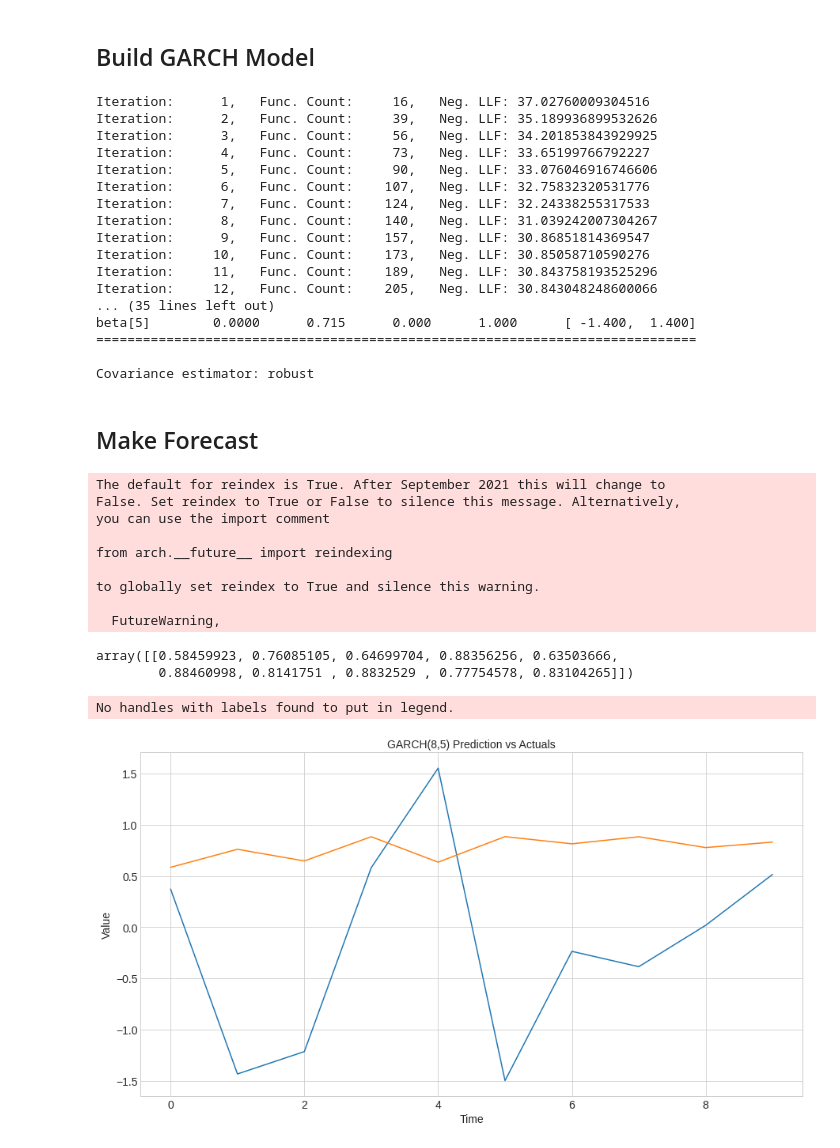
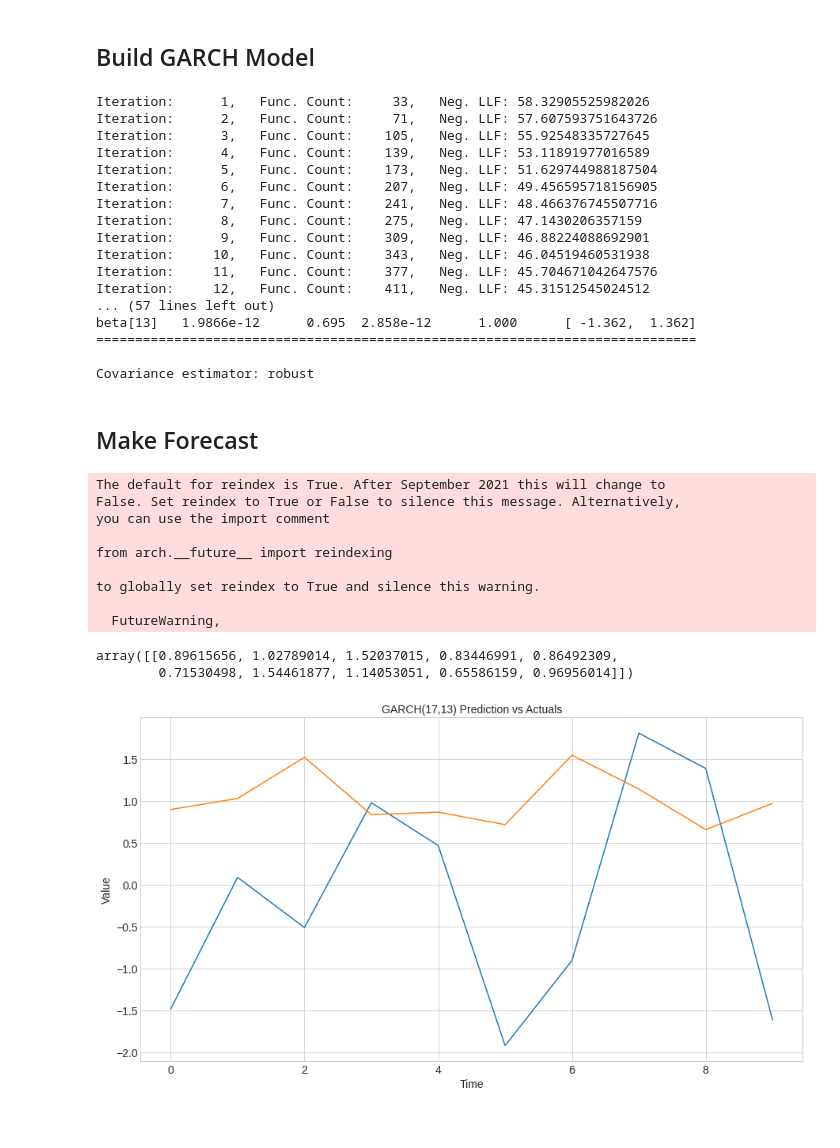
Before and after one commit to lucaskienast/Time-Series-Analysis, a Jupyter notebook: 7) Variance Forecasting/2)_GARCH.ipynb, the cells around one changed output. Drawn from its saved outputs; the diff is of its cells as text; code cells hidden in the pictures.

```diff
--- a/7) Variance Forecasting/2)_GARCH.ipynb
+++ b/7) Variance Forecasting/2)_GARCH.ipynb
@@ -101,26 +103,26 @@ train = y[:-n_test]
 test = y[-n_test:]
 
 # define model
-model = arch_model(train, mean="Zero", vol="GARCH", p=8, q=5)
+model = arch_model(train, mean="Zero", vol="GARCH", p=17, q=13)
 
 # fit model
 model_fit = model.fit()
 print(model_fit.summary())
 # %% [output]
-Iteration:      1,   Func. Count:     16,   Neg. LLF: 37.02760009304516
-Iteration:      2,   Func. Count:     39,   Neg. LLF: 35.189936899532626
-Iteration:      3,   Func. Count:     56,   Neg. LLF: 34.201853843929925
-Iteration:      4,   Func. Count:     73,   Neg. LLF: 33.65199766792227
-Iteration:      5,   Func. Count:     90,   Neg. LLF: 33.076046916746606
-Iteration:      6,   Func. Count:    107,   Neg. LLF: 32.75832320531776
-Iteration:      7,   Func. Count:    124,   Neg. LLF: 32.24338255317533
-Iteration:      8,   Func. Count:    140,   Neg. LLF: 31.039242007304267
-Iteration:      9,   Func. Count:    157,   Neg. LLF: 30.86851814369547
-Iteration:     10,   Func. Count:    173,   Neg. LLF: 30.85058710590276
-Iteration:     11,   Func. Count:    189,   Neg. LLF: 30.843758193525296
-Iteration:     12,   Func. Count:    205,   Neg. LLF: 30.843048248600066
-... (35 lines left out)
-beta[5]        0.0000      0.715      0.000      1.000      [ -1.400,  1.400]
+Iteration:      1,   Func. Count:     33,   Neg. LLF: 58.32905525982026
+Iteration:      2,   Func. Count:     71,   Neg. LLF: 57.607593751643726
+Iteration:      3,   Func. Count:    105,   Neg. LLF: 55.92548335727645
+Iteration:      4,   Func. Count:    139,   Neg. LLF: 53.11891977016589
+Iteration:      5,   Func. Count:    173,   Neg. LLF: 51.629744988187504
+Iteration:      6,   Func. Count:    207,   Neg. LLF: 49.456595718156905
+Iteration:      7,   Func. Count:    241,   Neg. LLF: 48.466376745507716
+Iteration:      8,   Func. Count:    275,   Neg. LLF: 47.1430206357159
+Iteration:      9,   Func. Count:    309,   Neg. LLF: 46.88224088692901
+Iteration:     10,   Func. Count:    343,   Neg. LLF: 46.04519460531938
+Iteration:     11,   Func. Count:    377,   Neg. LLF: 45.704671042647576
+Iteration:     12,   Func. Count:    411,   Neg. LLF: 45.31512545024512
+... (57 lines left out)
+beta[13]   1.9866e-12      0.695  2.858e-12      1.000      [ -1.362,  1.362]
 =============================================================================
 
 Covariance estimator: robust
@@ -140,20 +142,18 @@ from arch.__future__ import reindexing
 to globally set reindex to True and silence this warning.
 
   FutureWarning,
-array([[0.58459923, 0.76085105, 0.64699704, 0.88356256, 0.63503666,
-        0.88460998, 0.8141751 , 0.8832529 , 0.77754578, 0.83104265]])
+array([[0.89615656, 1.02789014, 1.52037015, 0.83446991, 0.86492309,
+        0.71530498, 1.54461877, 1.14053051, 0.65586159, 0.96956014]])
 # %%
 # plot predicted and actual values
 plt.figure(figsize=(15,8))
 plt.plot(test)
 plt.plot(yhat.variance.values[-1:].reshape(-1))
-plt.legend(fontsize=14)
 plt.xticks(fontsize=14)
 plt.yticks(fontsize=14)
 plt.xlabel("Time", fontsize=14)
 plt.ylabel("Value", fontsize=14)
-plt.title("GARCH(8,5) Prediction vs Actuals", fontsize=14)
+plt.title("GARCH(17,13) Prediction vs Actuals", fontsize=14)
 plt.show()
 # %% [output]
-No handles with labels found to put in legend.
-[figure, old version]
+[figure, new version]
```
Also changed, not shown: parts of 5 cells of this notebook.
